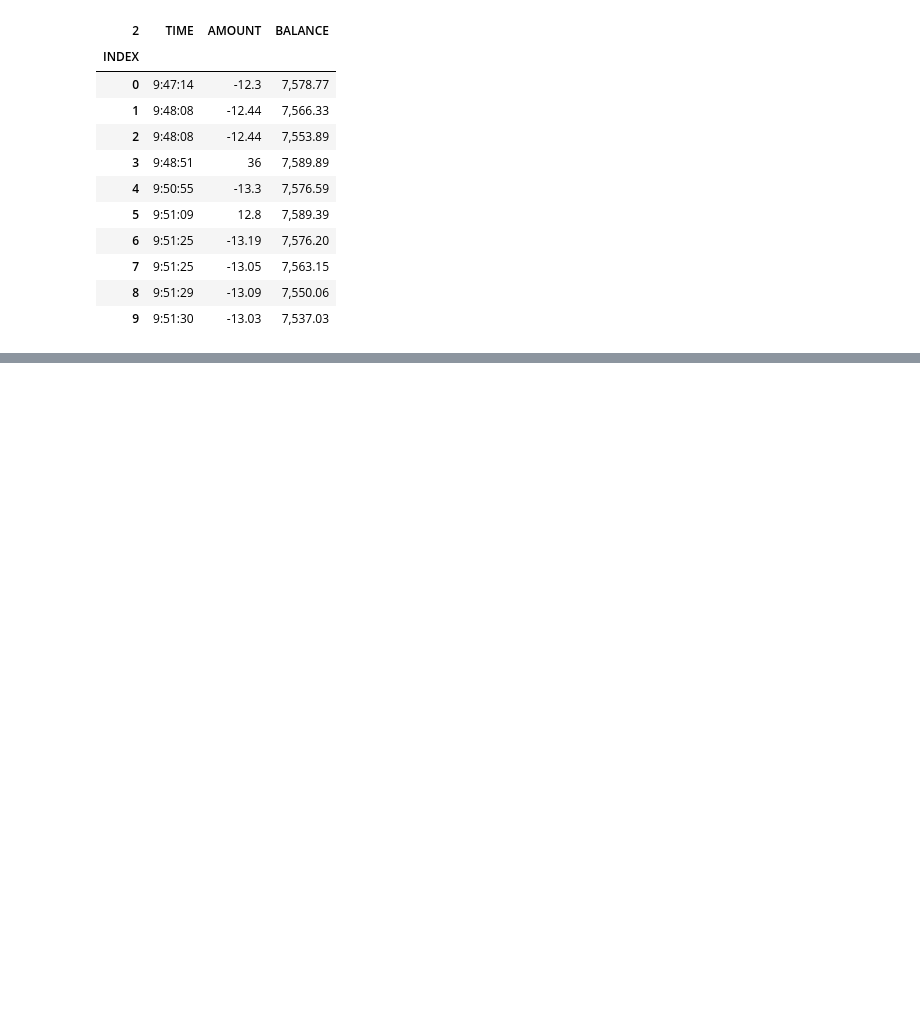
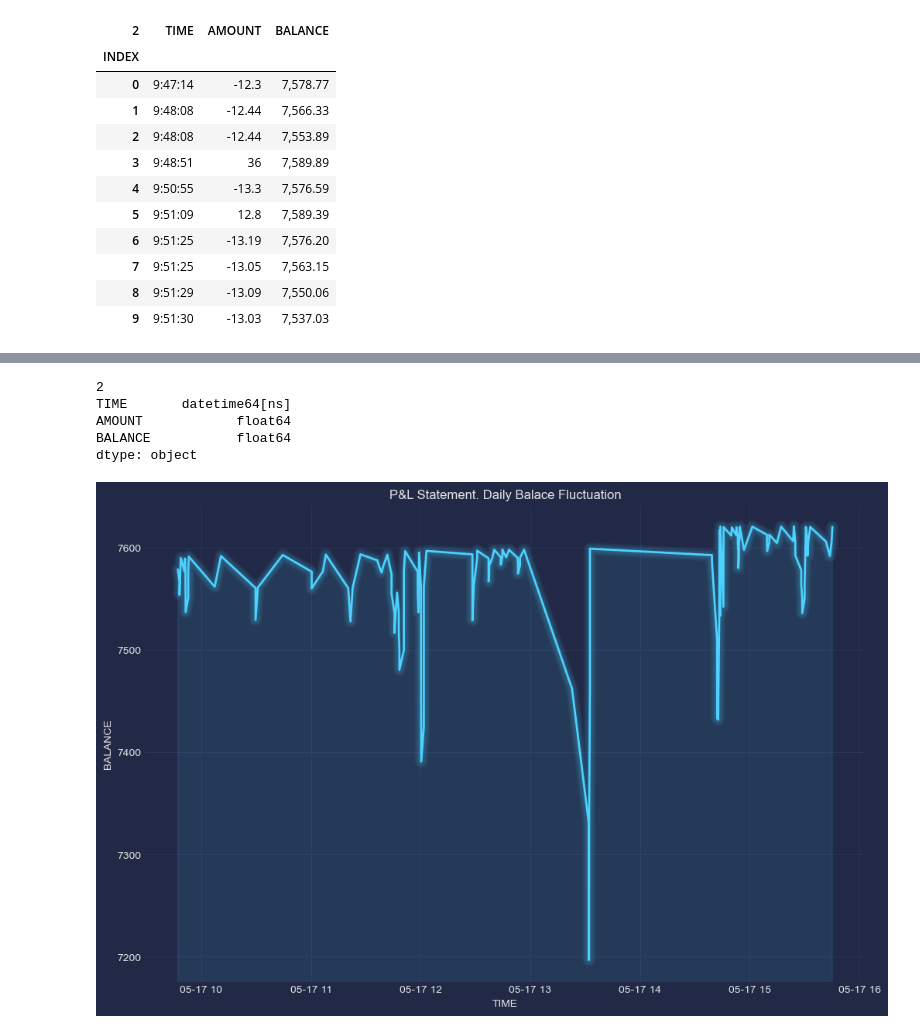
Before and after one commit to LiubouNY/Daily_Profit_Loss_Statement_Graph, a Jupyter notebook: Daily_Profit_Loss_Statement_Graph_Python.ipynb, the cells around one changed output, grey strips where cells are left out. Cells and saved outputs as stored; diff of their text form; code cells hidden in the pictures; blank space fills up the shorter version.

```diff
--- a/Daily_Profit_Loss_Statement_Graph_Python.ipynb
+++ b/Daily_Profit_Loss_Statement_Graph_Python.ipynb
@@ -81,0 +87,10 @@ px.line(df, x = 'TIME', y = 'AMOUNT', title = 'Daily Balance Fluctuation')
+# %%
+#converting current object data types to date and numeric types
+df['TIME'] = pd.to_datetime(df['TIME'])
+df['BALANCE'] = df['BALANCE'].str.replace(',','')
+df['BALANCE'] = df['BALANCE'].str.replace('$','')
+df['BALANCE'] = df['BALANCE'].astype(float)
+df['AMOUNT'] = df['AMOUNT'].str.replace(',','')
+df['AMOUNT'] = df['AMOUNT'].str.replace('$','')
+df['AMOUNT'] = df['AMOUNT'].astype(float)
+df.head()
@@ -81,0 +109,31 @@ px.line(df, x = 'TIME', y = 'AMOUNT', title = 'Daily Balance Fluctuation')
+# %%
+#check data types
+df.dtypes
+# %% [output]
+2
+TIME       datetime64[ns]
+AMOUNT            float64
+BALANCE           float64
+dtype: object
+# %%
+#using mplcyberpunck library to create more detailed chart
+# create data - using two measure, create one line chart
+x = df['TIME']
+y = df['BALANCE']
+
+# Create the plot
+plt.style.use('cyberpunk')
+fig, ax = plt.subplots(figsize=(12, 8))
+ax.plot(x, y, color="#4dd2ff", linewidth=2)
+ax.set_title("P&L Statement. Daily Balace Fluctuation")
+ax.set_xlabel("TIME")
+ax.set_ylabel("BALANCE")
+
+
+# Add Cyberpunk visual elements
+mplcyberpunk.add_glow_effects()
+
+# Show the plot
+plt.show()
+# %% [output]
+[figure, added]
```
Also changed, not shown: parts of 7 cells of this notebook.
